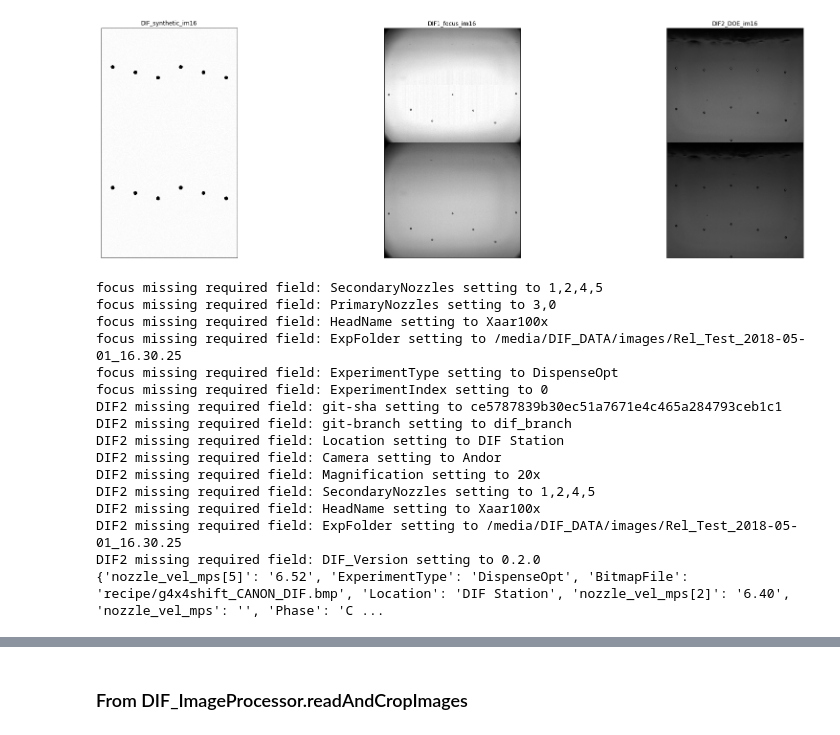
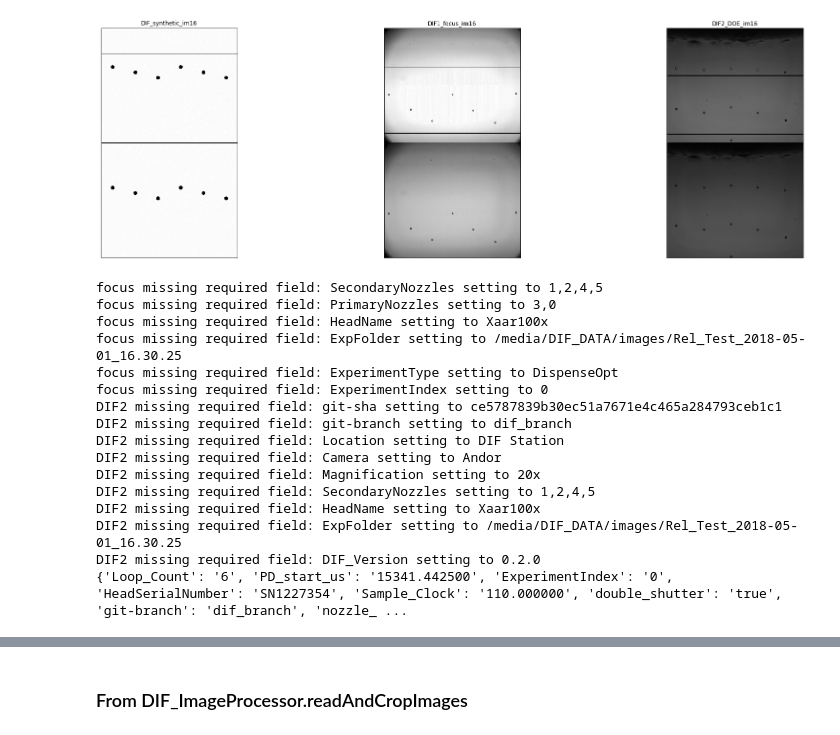
Before and after one commit to Aniruddh1/ipython-opencv-notebooks, a Jupyter notebook: notebooks/DIF Image Processing New.ipynb, the cells around one changed output, grey strips where cells are left out. Cells and saved outputs as stored; diff of their text form; code cells hidden in the pictures.

```diff
--- a/notebooks/DIF Image Processing New.ipynb
+++ b/notebooks/DIF Image Processing New.ipynb
@@ -51,16 +96,25 @@ Paths defined in paths module:
 # %%
 DIF_synthetic_path=paths.tmp_dir+'/DIF/dif_images/DIF_Synthetic_with_proper_metadata.png'
 DIF1_focus_path=paths.tmp_dir+'/DIF/dif_images/focus/+0/2017-09-29_09.22.41/DispenserOpt_00006_2017-09-29_09.22.54.png'
 DIF2_DOE_path=paths.tmp_dir+'/DIF/DIF2_2018-04-12_12.07.25/DispenserOpt_00001_2018-04-12_12.07.27.png'
 
 DIF_synthetic_im16 = cv2.imread(DIF_synthetic_path, cv2.IMREAD_ANYCOLOR | cv2.IMREAD_ANYDEPTH)
 DIF1_focus_im16 = cv2.imread(DIF1_focus_path, cv2.IMREAD_ANYCOLOR | cv2.IMREAD_ANYDEPTH)
 DIF2_DOE_im16 = cv2.imread(DIF2_DOE_path, cv2.IMREAD_ANYCOLOR | cv2.IMREAD_ANYDEPTH)
 
+# add horiz lines for rMin, rMax
+cv2.line(DIF_synthetic_im16, (1, DIF_Synth_ip_config["rMin"]), (DIF_synthetic_im16.shape[1], DIF_Synth_ip_config["rMin"]), (255,255,255), 10)
+cv2.line(DIF_synthetic_im16, (1, DIF_Synth_ip_config["rMax"]), (DIF_synthetic_im16.shape[1], DIF_Synth_ip_config["rMax"]), (255,255,255), 10)
+cv2.line(DIF1_focus_im16, (1, DIF1_ip_config["rMin"]), (DIF1_focus_im16.shape[1], DIF1_ip_config["rMin"]), (255,255,255), 10)
+cv2.line(DIF1_focus_im16, (1, DIF1_ip_config["rMax"]), (DIF1_focus_im16.shape[1], DIF1_ip_config["rMax"]), (255,255,255), 10)
+cv2.line(DIF2_DOE_im16, (1, DIF2_ip_config["rMin"]), (DIF2_DOE_im16.shape[1], DIF2_ip_config["rMin"]), (255,255,255), 10)
+cv2.line(DIF2_DOE_im16, (1, DIF2_ip_config["rMax"]), (DIF2_DOE_im16.shape[1], DIF2_ip_config["rMax"]), (255,255,255), 10)
+
+
 #imgplot =plt.imshow(im16, cmap='gray')
 #plt.colorbar()
 
 util.plot_imgs([(DIF_synthetic_im16, 'DIF_synthetic_im16'), (DIF1_focus_im16, 'DIF1_focus_im16'), (DIF2_DOE_im16, 'DIF2_DOE_im16')], max_cols = 3)
 # %% [output]
-[figure, old version]
+[figure, new version]
 # %%
@@ -117,8 +171,8 @@ for k in required_fields:
     if k not in DIF_sythetic_metadata:
         print("synth missing required field: ", k)
 # %%
-DIF1_focus_metadata_dict = dif_utils.getMetadata(DIF1_focus_path)
-DIF2_metadata_dict = dif_utils.getMetadata(DIF2_DOE_path)
+DIF1_focus_metadata_dict = du.getMetadata(DIF1_focus_path)
+DIF2_metadata_dict = du.getMetadata(DIF2_DOE_path)
 
 # For our test processing images (focus and DIF2), see what fields they are missing
 for k in required_fields:
@@ -156,4 +210,4 @@ DIF2 missing required field: SecondaryNozzles setting to 1,2,4,5
 DIF2 missing required field: HeadName setting to Xaar100x
 DIF2 missing required field: ExpFolder setting to /media/DIF_DATA/images/Rel_Test_2018-05-01_16.30.25
 DIF2 missing required field: DIF_Version setting to 0.2.0
-{'nozzle_vel_mps[5]': '6.52', 'ExperimentType': 'DispenseOpt', 'BitmapFile': 'recipe/g4x4shift_CANON_DIF.bmp', 'Location': 'DIF Station', 'nozzle_vel_mps[2]': '6.40', 'nozzle_vel_mps': '', 'Phase': 'C ...
+{'Loop_Count': '6', 'PD_start_us': '15341.442500', 'ExperimentIndex': '0', 'HeadSerialNumber': 'SN1227354', 'Sample_Clock': '110.000000', 'double_shutter': 'true', 'git-branch': 'dif_branch', 'nozzle_ ...
```
Also changed, not shown: parts of 12 cells of this notebook, 1 other file.
